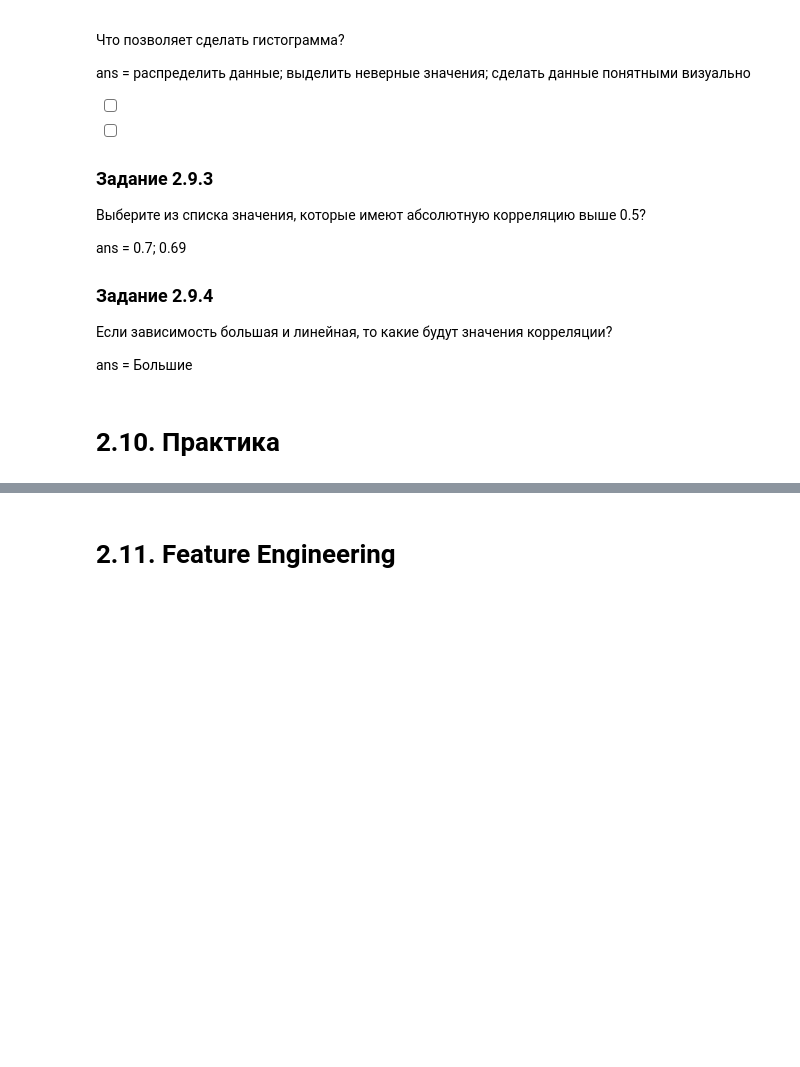
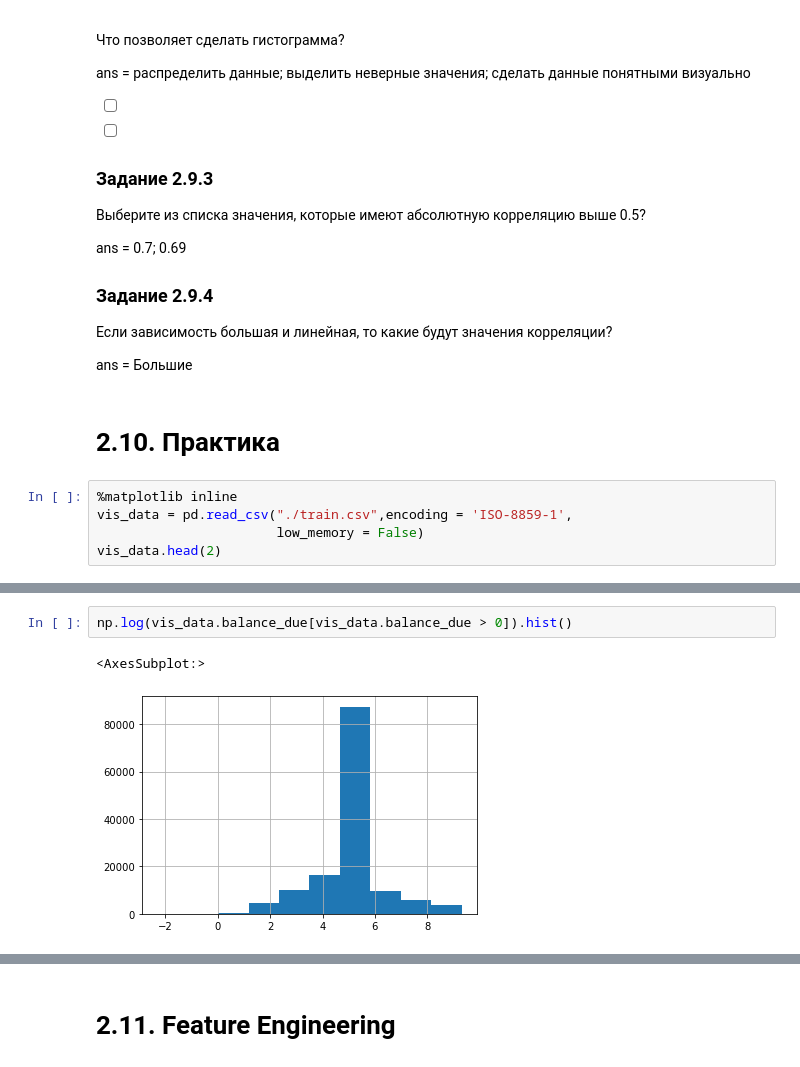
Before and after one commit to medinka01/Python, a Jupyter notebook: ML-2/ML 2.ipynb, the cells around one changed output, grey strips where cells are left out. Saved outputs shown, nothing was run; the diff lists cells and outputs as text; blank space fills up the shorter version.

```diff
--- a/ML-2/ML 2.ipynb
+++ b/ML-2/ML 2.ipynb
@@ -256,3 +302,8 @@ ans = 0.7; 0.69
 ans = Большие
 # %% [markdown]
 # 2.10. Практика
+# %%
+%matplotlib inline
+vis_data = pd.read_csv("./train.csv",encoding = 'ISO-8859-1',
+                       low_memory = False)
+vis_data.head(2)
@@ -258,0 +315,5 @@ ans = Большие
+# %%
+np.log(vis_data.balance_due[vis_data.balance_due > 0]).hist()
+# %% [output]
+<AxesSubplot:>
+[figure, added]
```
Also changed, not shown: parts of 23 cells of this notebook, 18 other files.
